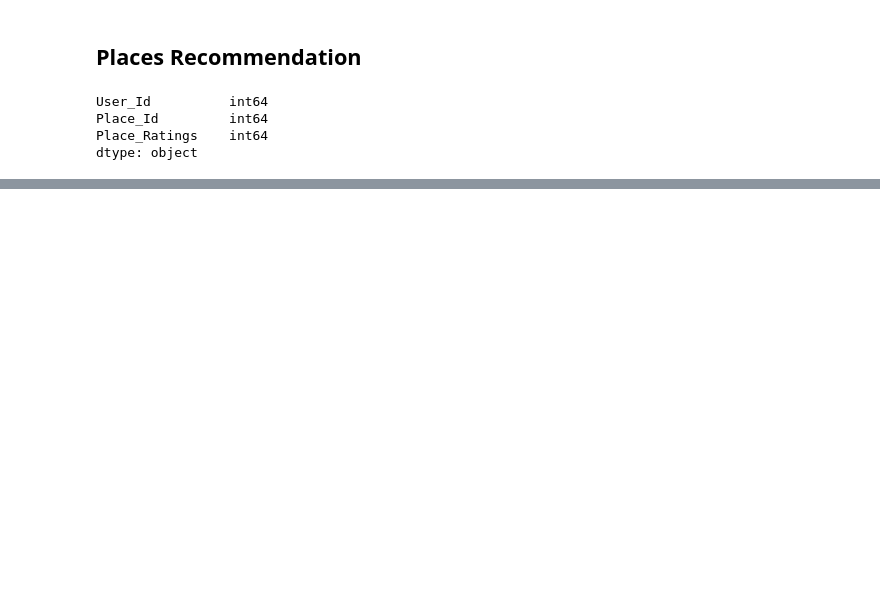
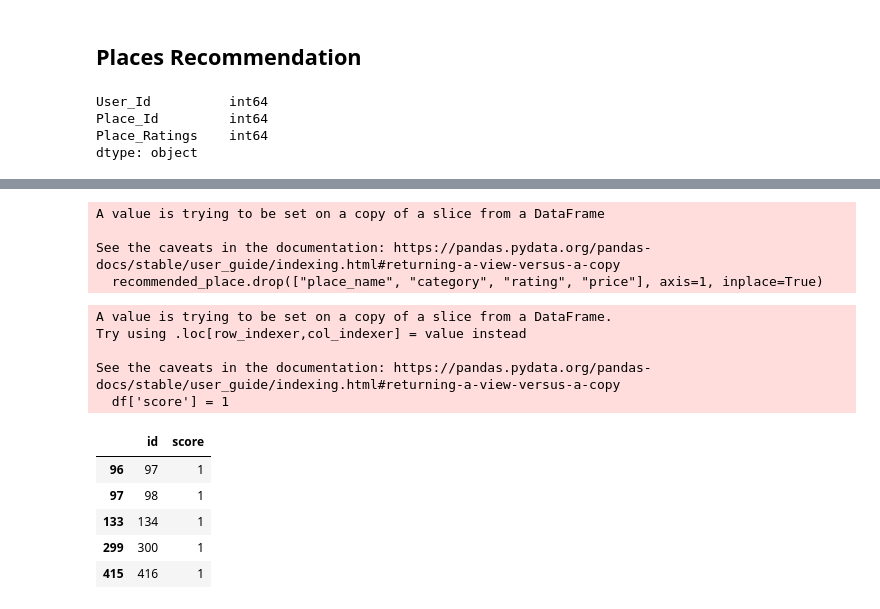
Before and after one commit to halowisata/ViVe-Machine-Learning, a Jupyter notebook: recommender/Collaborative Filtering with Predictions.ipynb, the cells around one changed output, grey strips where cells are left out. Drawn from its saved outputs; the diff is of its cells as text; code cells hidden in the pictures; blank space fills up the shorter version.

```diff
--- a/recommender/Collaborative Filtering with Predictions.ipynb
+++ b/recommender/Collaborative Filtering with Predictions.ipynb
@@ -376,0 +329,29 @@ recommended_place
+# %%
+recommended_place.drop(["place_name", "category", "rating", "price"], axis=1, inplace=True)
+# %% [output]
+A value is trying to be set on a copy of a slice from a DataFrame
+
+See the caveats in the documentation: https://pandas.pydata.org/pandas-docs/stable/user_guide/indexing.html#returning-a-view-versus-a-copy
+  recommended_place.drop(["place_name", "category", "rating", "price"], axis=1, inplace=True)
+# %%
+def give_scoring(df):
+    # this function will return score for each user recommended items
+    df['score'] = 1
+    return df
+# %%
+recommended_place = give_scoring(recommended_place)
+# %% [output]
+A value is trying to be set on a copy of a slice from a DataFrame.
+Try using .loc[row_indexer,col_indexer] = value instead
+
+See the caveats in the documentation: https://pandas.pydata.org/pandas-docs/stable/user_guide/indexing.html#returning-a-view-versus-a-copy
+  df['score'] = 1
+# %%
+recommended_place
+# %% [output]
+|  | id | score |
+| 96 | 97 | 1 |
+| 97 | 98 | 1 |
+| 133 | 134 | 1 |
+| 299 | 300 | 1 |
+| 415 | 416 | 1 |
```
Also changed, not shown: parts of 22 cells of this notebook, 1 other file.
